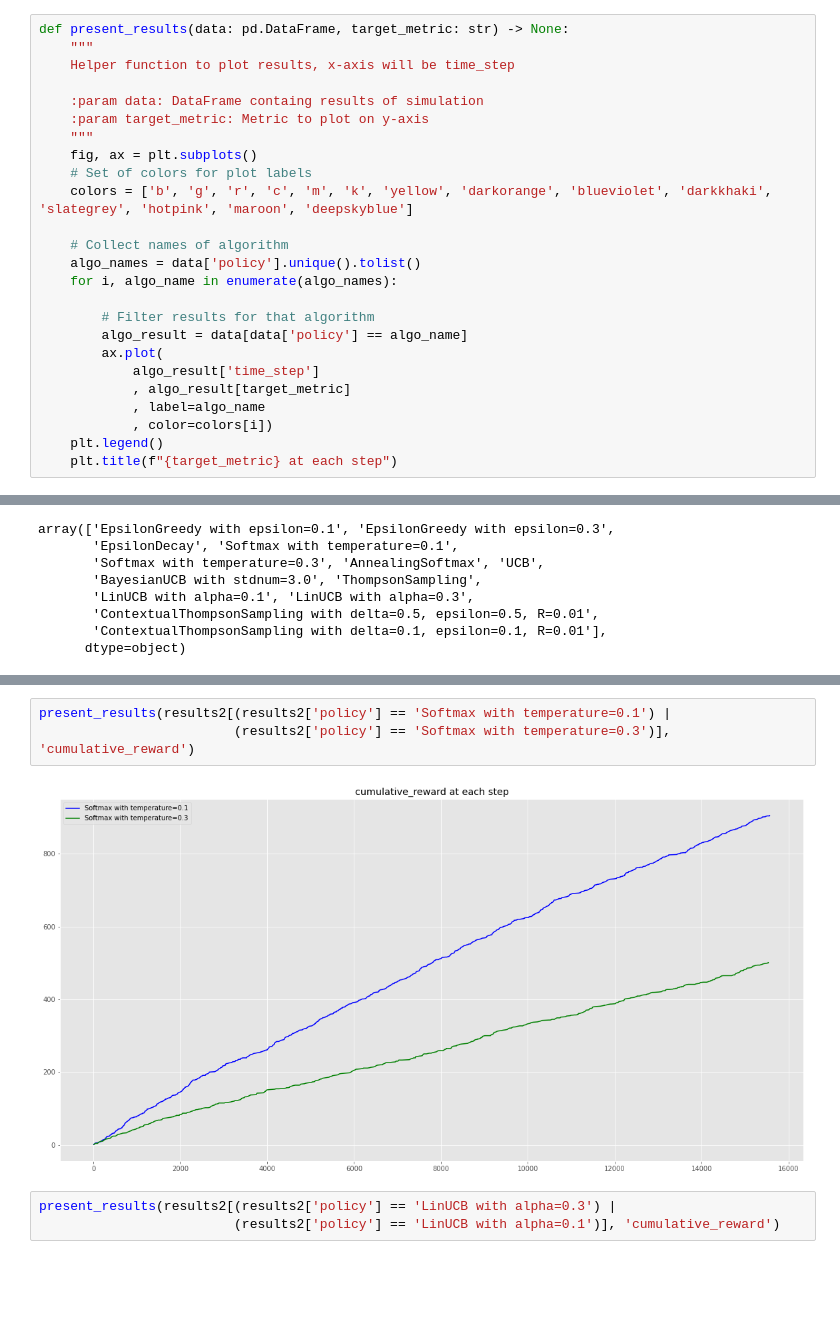
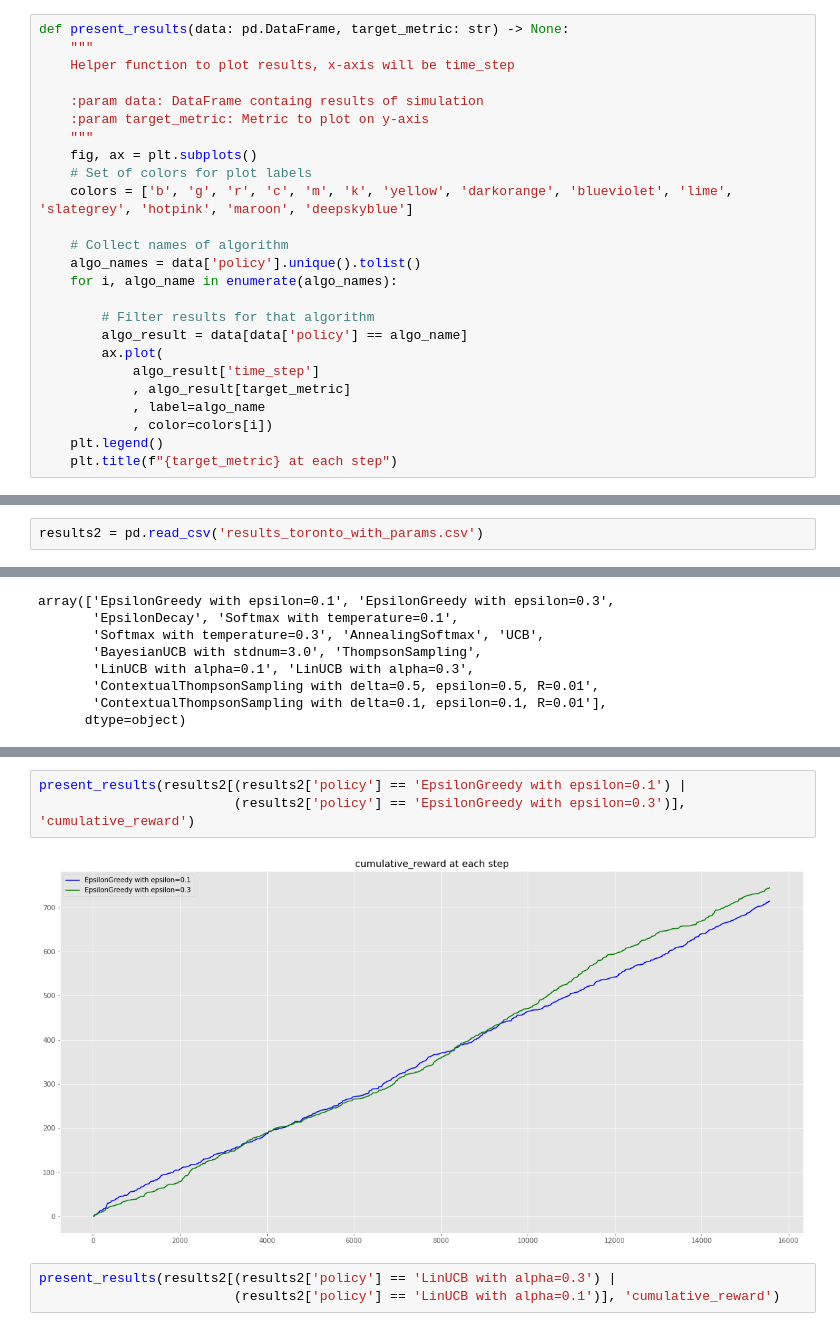
Before and after one commit to raychng/bt4014-project, a Jupyter notebook: bandits_toronto.ipynb, the cells around one changed output, grey strips where cells are left out. Drawn from its saved outputs; the diff is of its cells as text; blank space fills up the shorter version.

```diff
--- a/bandits_toronto.ipynb
+++ b/bandits_toronto.ipynb
@@ -468,7 +468,7 @@ def present_results(data: pd.DataFrame, target_metric: str) -> None:
     """
     fig, ax = plt.subplots()
     # Set of colors for plot labels
-    colors = ['b', 'g', 'r', 'c', 'm', 'k', 'yellow', 'darkorange', 'blueviolet', 'darkkhaki', 'slategrey', 'hotpink', 'maroon', 'deepskyblue']
+    colors = ['b', 'g', 'r', 'c', 'm', 'k', 'yellow', 'darkorange', 'blueviolet', 'lime', 'slategrey', 'hotpink', 'maroon', 'deepskyblue']
 
     # Collect names of algorithm
     algo_names = data['policy'].unique().tolist()
@@ -616,6 +616,8 @@ algos = [
 results2 = evaluation_replay(algos, data, arm_features + ratio_features + neighborhood_cols + user_cols)
 # %%
 results2.to_csv('results_toronto_with_params.csv')
+# %%
+results2 = pd.read_csv('results_toronto_with_params.csv')
 # %%
 present_results(results2[results2['average_reward'] < 0.2], 'average_reward')
 # %% [output]
@@ -654,8 +661,8 @@ array(['EpsilonGreedy with epsilon=0.1', 'EpsilonGreedy with epsilon=0.3',
 # %%
-present_results(results2[(results2['policy'] == 'Softmax with temperature=0.1') |
-                         (results2['policy'] == 'Softmax with temperature=0.3')], 'cumulative_reward')
+present_results(results2[(results2['policy'] == 'EpsilonGreedy with epsilon=0.1') |
+                         (results2['policy'] == 'EpsilonGreedy with epsilon=0.3')], 'cumulative_reward')
 # %% [output]
-[figure, old version]
+[figure, new version]
 # %%
 present_results(results2[(results2['policy'] == 'LinUCB with alpha=0.3') |
                          (results2['policy'] == 'LinUCB with alpha=0.1')], 'cumulative_reward')
```
Also changed, not shown: parts of 15 cells of this notebook, 3 other files.
